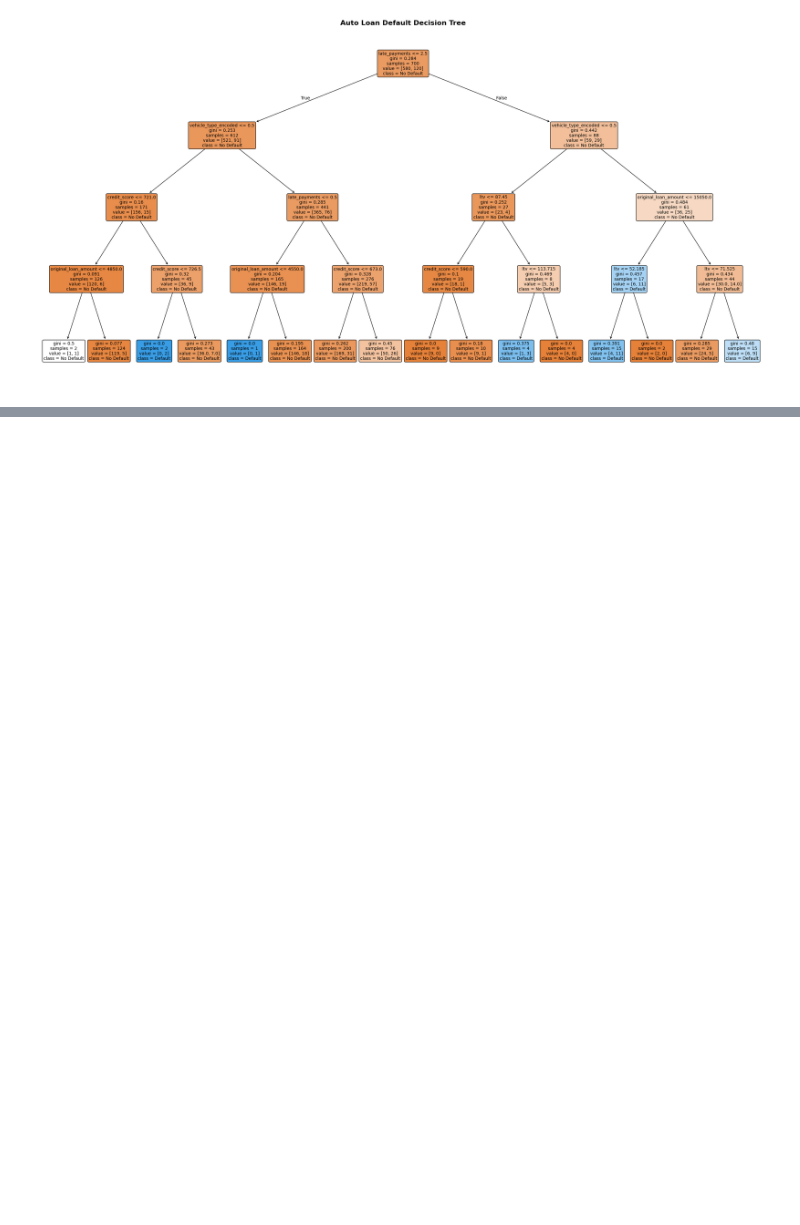
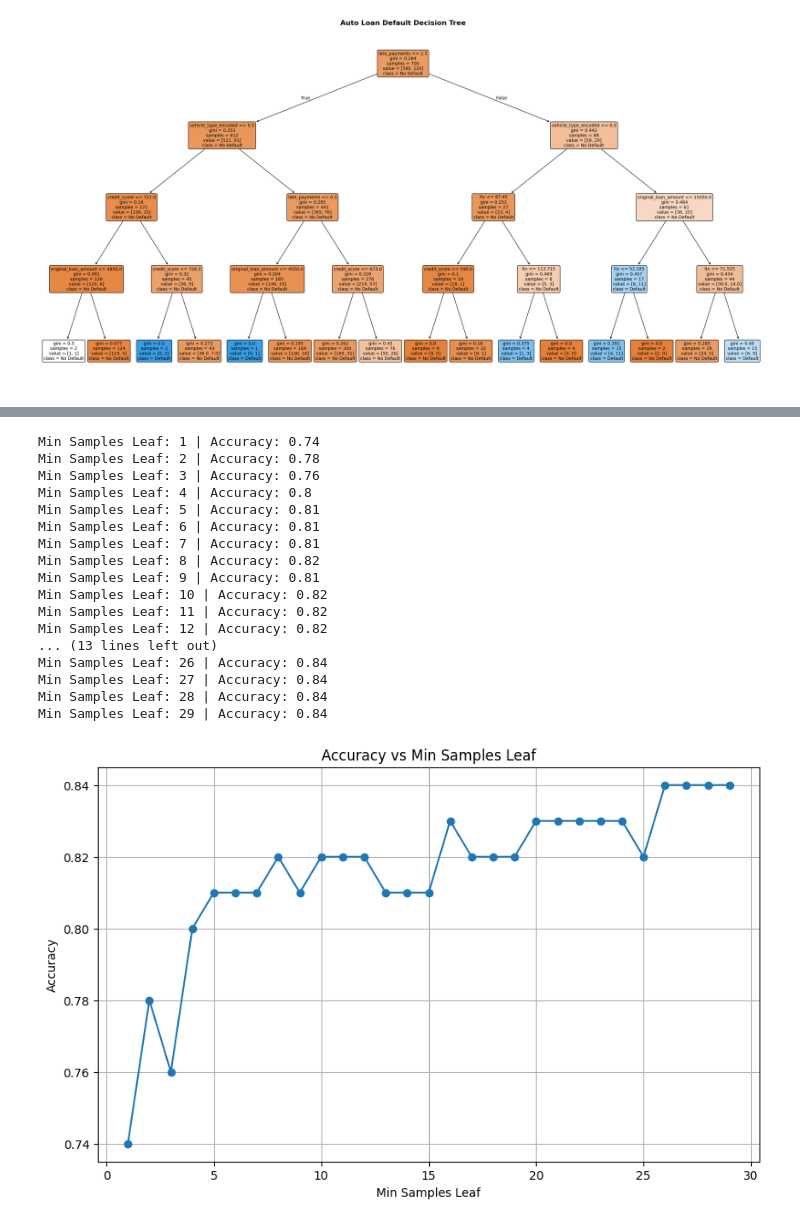
Before and after one commit to imoore99/decision_trees, a Jupyter notebook: decision_trees.ipynb, the cells around one changed output, grey strips where cells are left out. Drawn from its saved outputs; the diff is of its cells as text; code cells hidden in the pictures; blank space fills up the shorter version.

```diff
--- a/decision_trees.ipynb
+++ b/decision_trees.ipynb
@@ -263,0 +361,48 @@ plt.show()
+# %%
+m_samples_leaf = np.arange(1, 30, 1)
+
+m_samples_leaf_list = []
+accuracy_leaf_list = []
+
+for i in m_samples_leaf:
+    #establish model
+    clf = DecisionTreeClassifier(min_samples_leaf = i, random_state=seed)
+    #fit model
+    clf.fit(X_train, y_train)
+
+    # Predict on the test set
+    y_pred = clf.predict(X_test)
+
+    # Calculate accuracy
+    accuracy = round(accuracy_score(y_test, y_pred), 2)
+    print(f"Min Samples Leaf: {i} | Accuracy: {accuracy}")
+
+    m_samples_leaf_list.append(i)
+    accuracy_leaf_list.append(accuracy)
+
+plt.figure(figsize=(10, 6))
+plt.plot(m_samples_leaf_list, accuracy_leaf_list, marker='o')
+plt.xlabel('Min Samples Leaf')
+plt.ylabel('Accuracy')
+plt.title('Accuracy vs Min Samples Leaf')
+plt.grid(True)
+plt.show()
+# %% [output]
+Min Samples Leaf: 1 | Accuracy: 0.74
+Min Samples Leaf: 2 | Accuracy: 0.78
+Min Samples Leaf: 3 | Accuracy: 0.76
+Min Samples Leaf: 4 | Accuracy: 0.8
+Min Samples Leaf: 5 | Accuracy: 0.81
+Min Samples Leaf: 6 | Accuracy: 0.81
+Min Samples Leaf: 7 | Accuracy: 0.81
+Min Samples Leaf: 8 | Accuracy: 0.82
+Min Samples Leaf: 9 | Accuracy: 0.81
+Min Samples Leaf: 10 | Accuracy: 0.82
+Min Samples Leaf: 11 | Accuracy: 0.82
+Min Samples Leaf: 12 | Accuracy: 0.82
+... (13 lines left out)
+Min Samples Leaf: 26 | Accuracy: 0.84
+Min Samples Leaf: 27 | Accuracy: 0.84
+Min Samples Leaf: 28 | Accuracy: 0.84
+Min Samples Leaf: 29 | Accuracy: 0.84
+[figure, added]
```
Also changed, not shown: parts of 8 cells of this notebook.
